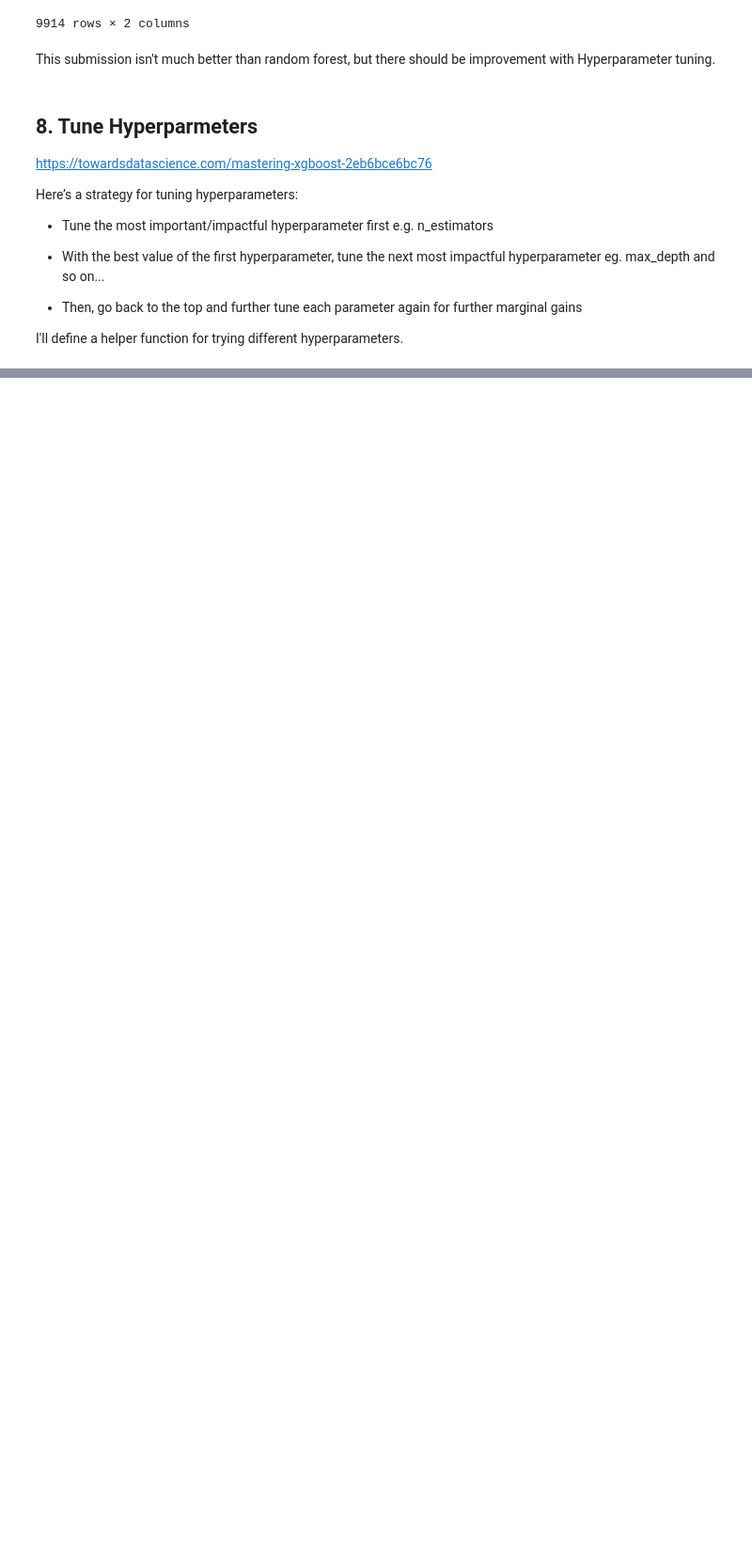
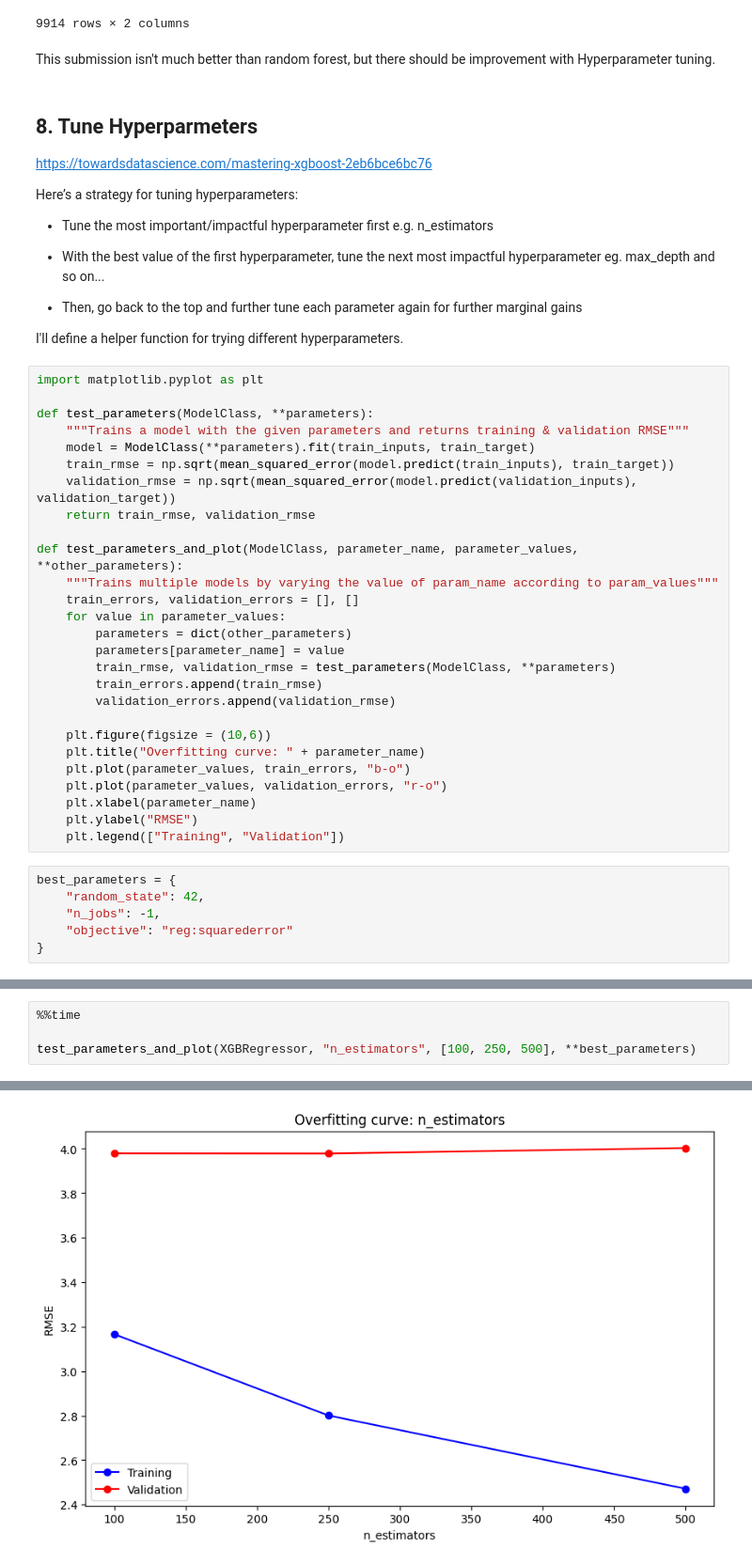
Before and after one commit to John-Fadipe/New_York_City_Taxi_Fare_Prediction, a Jupyter notebook: New York City Taxi Fare Prediction.ipynb, the cells around one changed output, grey strips where cells are left out. Shown at 94% size. Saved outputs shown, nothing was run; the diff lists cells and outputs as text; blank space fills up the shorter version.

```diff
--- a/New York City Taxi Fare Prediction.ipynb
+++ b/New York City Taxi Fare Prediction.ipynb
@@ -1093,3 +1093,36 @@ Here’s a strategy for tuning hyperparameters:
 - Then, go back to the top and further tune each parameter again for further marginal gains
 
 I'll define a helper function for trying different hyperparameters.
+# %%
+import matplotlib.pyplot as plt
+
+def test_parameters(ModelClass, **parameters):
+    """Trains a model with the given parameters and returns training & validation RMSE"""
+    model = ModelClass(**parameters).fit(train_inputs, train_target)
+    train_rmse = np.sqrt(mean_squared_error(model.predict(train_inputs), train_target))
+    validation_rmse = np.sqrt(mean_squared_error(model.predict(validation_inputs), validation_target))
+    return train_rmse, validation_rmse
+
+def test_parameters_and_plot(ModelClass, parameter_name, parameter_values, **other_parameters):
+    """Trains multiple models by varying the value of param_name according to param_values"""
+    train_errors, validation_errors = [], []
+    for value in parameter_values:
+        parameters = dict(other_parameters)
+        parameters[parameter_name] = value
+        train_rmse, validation_rmse = test_parameters(ModelClass, **parameters)
+        train_errors.append(train_rmse)
+        validation_errors.append(validation_rmse)
+
+    plt.figure(figsize = (10,6))
+    plt.title("Overfitting curve: " + parameter_name)
+    plt.plot(parameter_values, train_errors, "b-o")
+    plt.plot(parameter_values, validation_errors, "r-o")
+    plt.xlabel(parameter_name)
+    plt.ylabel("RMSE")
+    plt.legend(["Training", "Validation"])
+# %%
+best_parameters = {
+    "random_state": 42,
+    "n_jobs": -1,
+    "objective": "reg:squarederror"
+}
@@ -1095,0 +1131,5 @@ I'll define a helper function for trying different hyperparameters.
+# %%
+%%time
+
+test_parameters_and_plot(XGBRegressor, "n_estimators", [100, 250, 500], **best_parameters)
+# %% [output]
@@ -1095,0 +1138 @@ I'll define a helper function for trying different hyperparameters.
+[figure, added]
```
Also changed, not shown: parts of 28 cells of this notebook, 2 other files.
